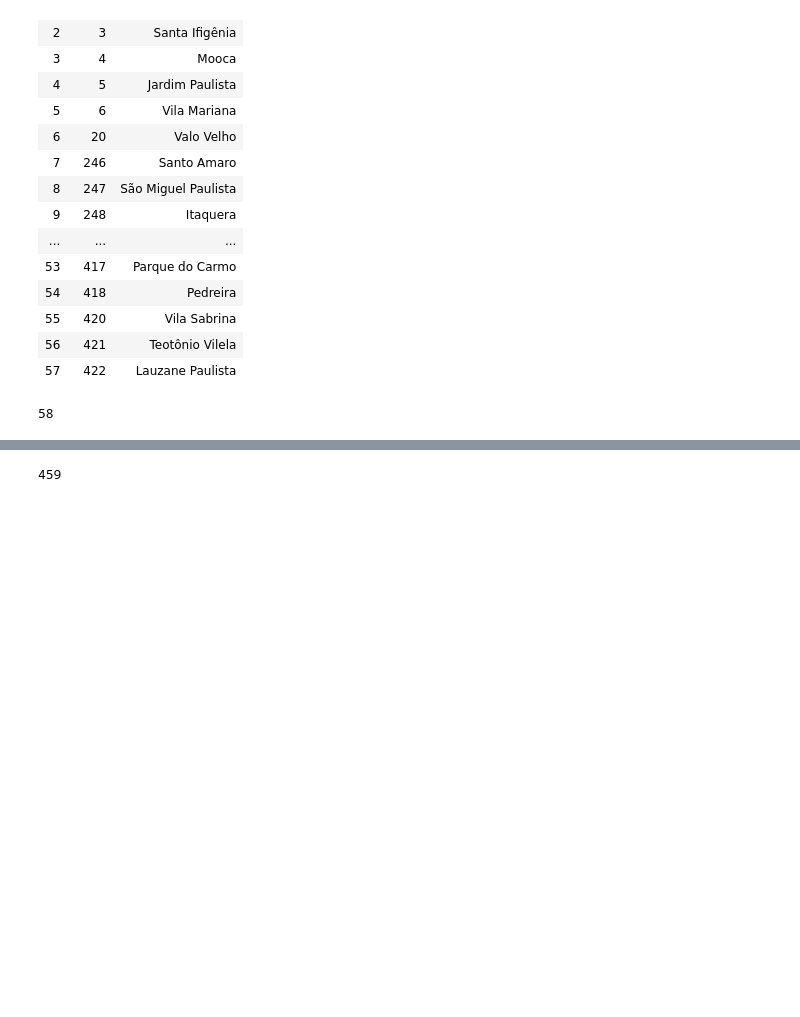
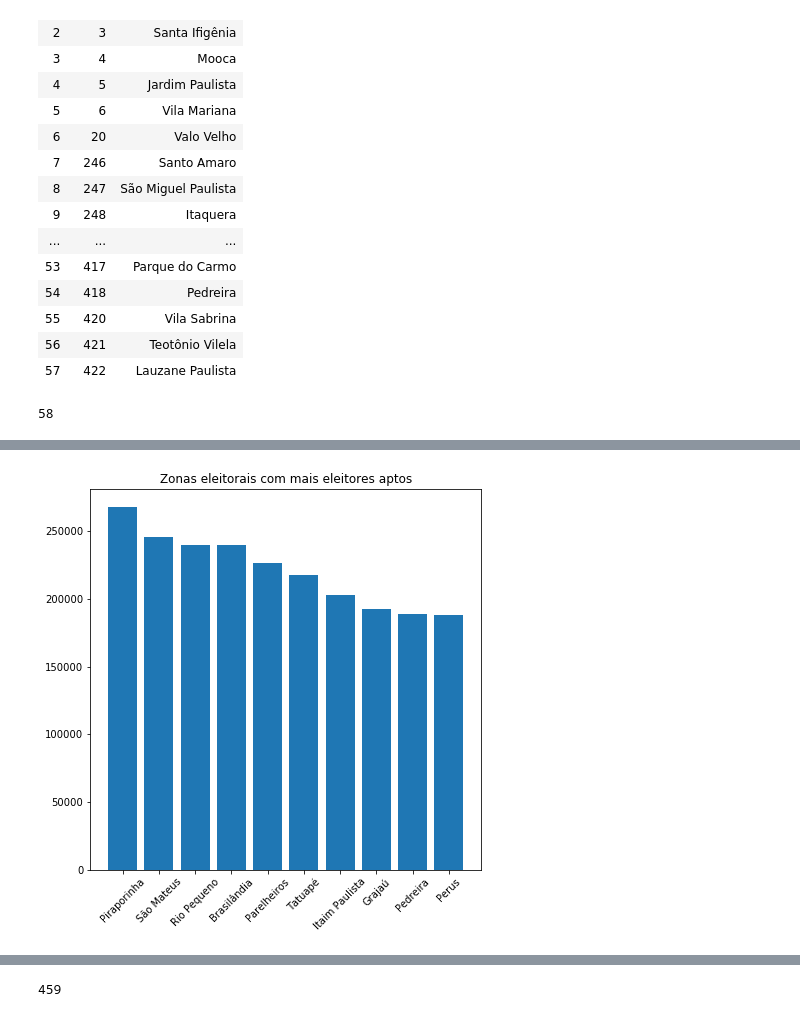
Before and after one commit to juacy/training-data-exploration, a Jupyter notebook: analise eleição primeiro turno 2020 são paulo.ipynb, the cells around one changed output, grey strips where cells are left out. Saved outputs shown, nothing was run; the diff lists cells and outputs as text; code cells hidden in the pictures; blank space fills up the shorter version.

```diff
--- a/analise eleição primeiro turno 2020 são paulo.ipynb
+++ b/analise eleição primeiro turno 2020 são paulo.ipynb
@@ -118,0 +118,4 @@ data_agr
+# %%
+max_10 = data_agr.sort_values(by='QT_APTOS', ascending=False).head(10)
+max_10 = max_10.merge(right=zonas, how='left', right_on='zona', left_on='NR_ZONA').loc[:,['zona', 'QT_APTOS', 'bairro']]
+max_10
@@ -118,0 +134,8 @@ data_agr
+# %%
+fig, ax = plt.subplots(figsize=(7,7))
+plt.title('Zonas eleitorais com mais eleitores aptos')
+plt.bar(x=max_10['bairro'], height=max_10['QT_APTOS'])
+for tick in ax.get_xticklabels():
+    tick.set_rotation(45)
+# %% [output]
+[figure, added]
```
Also changed, not shown: parts of 14 cells of this notebook.
